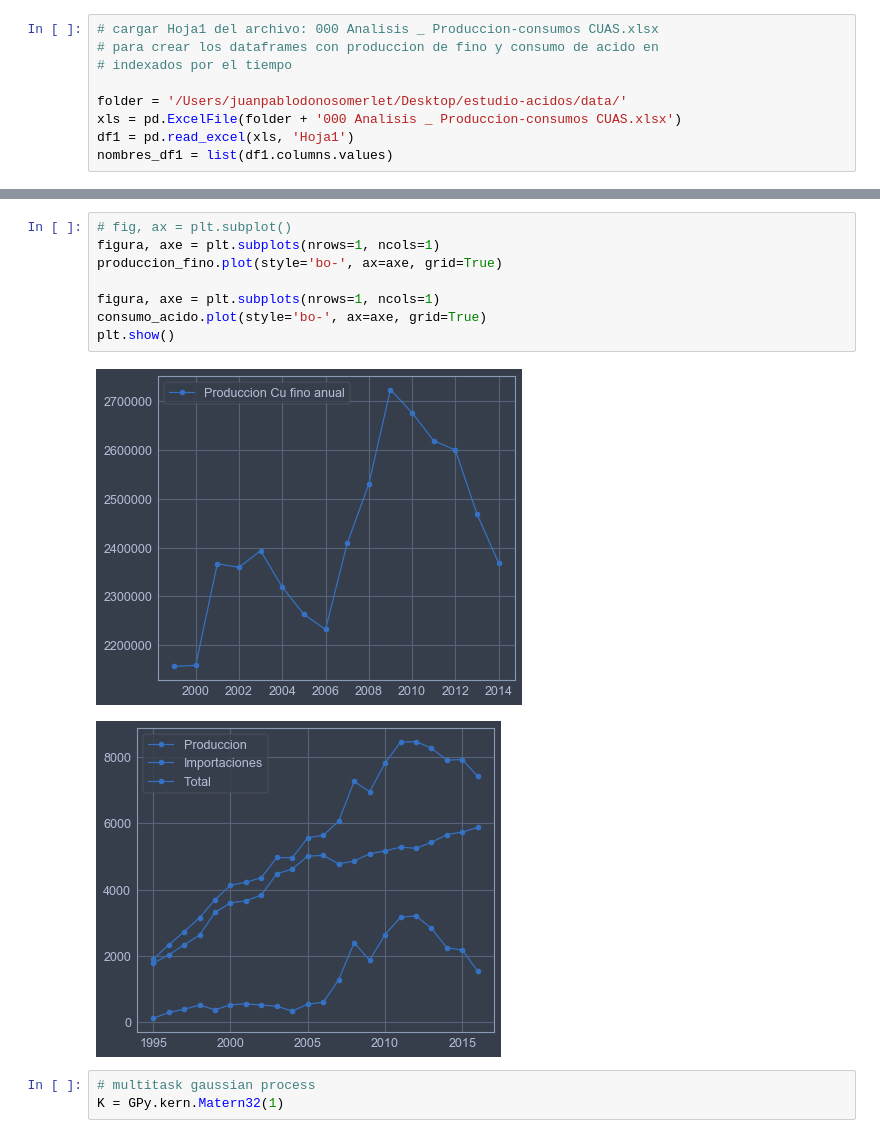
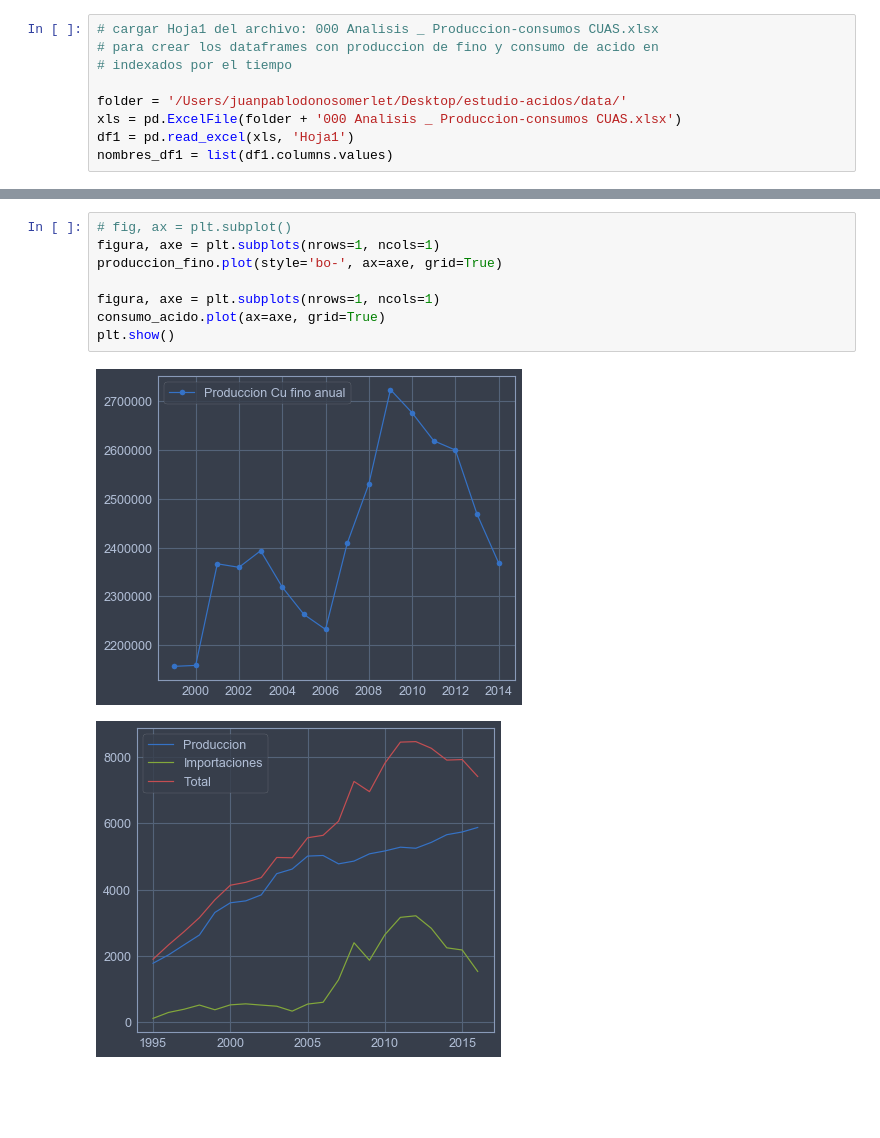
Before and after one commit to jpmerlet/estudio-acidos, a Jupyter notebook: modelos/multi_task_gp.ipynb, the cells around one changed output, grey strips where cells are left out. Saved outputs shown, nothing was run; the diff lists cells and outputs as text; blank space fills up the shorter version.

```diff
--- a/modelos/multi_task_gp.ipynb
+++ b/modelos/multi_task_gp.ipynb
@@ -69,14 +115,11 @@ consumo_acido = consumo_acido.rename({61:'Produccion',
 # %%
 # fig, ax = plt.subplot()
 figura, axe = plt.subplots(nrows=1, ncols=1)
 produccion_fino.plot(style='bo-', ax=axe, grid=True)
 
 figura, axe = plt.subplots(nrows=1, ncols=1)
-consumo_acido.plot(style='bo-', ax=axe, grid=True)
+consumo_acido.plot(ax=axe, grid=True)
 plt.show()
 # %% [output]
 [figure]
-[figure, old version]
+[figure, new version]
-# %%
-# multitask gaussian process
-K = GPy.kern.Matern32(1)
```
Also changed, not shown: parts of 7 cells of this notebook.
